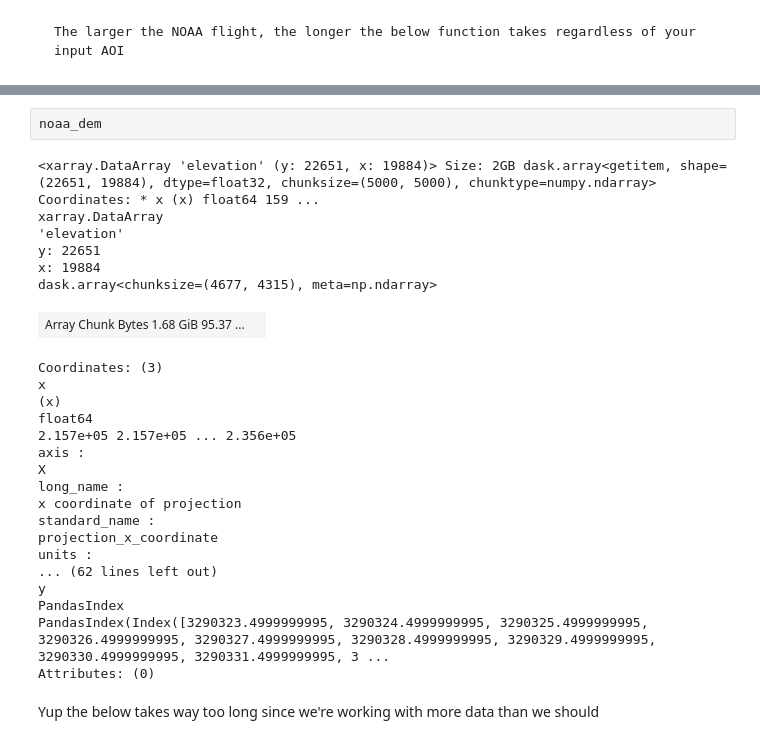
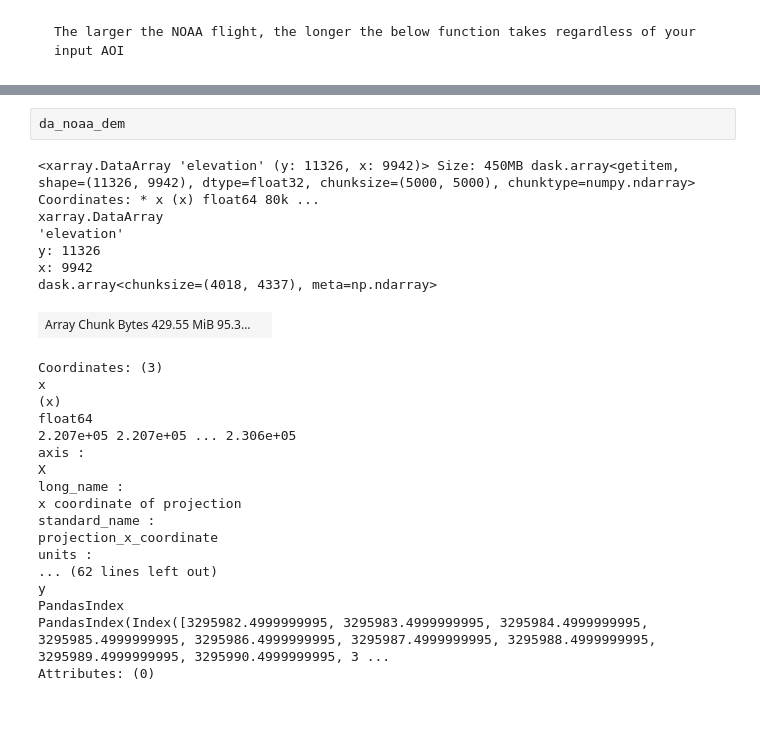
Before and after one commit to uw-cryo/coincident, a Jupyter notebook: docs/examples/vendor_dems.ipynb, the cells around one changed output, grey strips where cells are left out. Saved outputs shown, nothing was run; the diff lists cells and outputs as text; blank space fills up the shorter version.

```diff
--- a/docs/examples/vendor_dems.ipynb
+++ b/docs/examples/vendor_dems.ipynb
@@ -397,30 +390,28 @@ Wall time: 43.5 s
-# %%
-noaa_dem
-# %% [output]
-<xarray.DataArray 'elevation' (y: 22651, x: 19884)> Size: 2GB dask.array<getitem, shape=(22651, 19884), dtype=float32, chunksize=(5000, 5000), chunktype=numpy.ndarray> Coordinates: * x (x) float64 159 ...
-xarray.DataArray
-'elevation'
-y: 22651
-x: 19884
-dask.array<chunksize=(4677, 4315), meta=np.ndarray>
-| Array Chunk Bytes 1.68 GiB 95.37 ... |  |
-Coordinates: (3)
-x
-(x)
-float64
-2.157e+05 2.157e+05 ... 2.356e+05
-axis :
-X
-long_name :
-x coordinate of projection
-standard_name :
-projection_x_coordinate
-units :
-... (62 lines left out)
-y
-PandasIndex
-PandasIndex(Index([3290323.4999999995, 3290324.4999999995, 3290325.4999999995, 3290326.4999999995, 3290327.4999999995, 3290328.4999999995, 3290329.4999999995, 3290330.4999999995, 3290331.4999999995, 3 ...
-Attributes: (0)
-# %% [markdown]
-Yup the below takes way too long since we're working with more data than we should
+# %%
+da_noaa_dem
+# %% [output]
+<xarray.DataArray 'elevation' (y: 11326, x: 9942)> Size: 450MB dask.array<getitem, shape=(11326, 9942), dtype=float32, chunksize=(5000, 5000), chunktype=numpy.ndarray> Coordinates: * x (x) float64 80k ...
+xarray.DataArray
+'elevation'
+y: 11326
+x: 9942
+dask.array<chunksize=(4018, 4337), meta=np.ndarray>
+| Array Chunk Bytes 429.55 MiB 95.3... |  |
+Coordinates: (3)
+x
+(x)
+float64
+2.207e+05 2.207e+05 ... 2.306e+05
+axis :
+X
+long_name :
+x coordinate of projection
+standard_name :
+projection_x_coordinate
+units :
+... (62 lines left out)
+y
+PandasIndex
+PandasIndex(Index([3295982.4999999995, 3295983.4999999995, 3295984.4999999995, 3295985.4999999995, 3295986.4999999995, 3295987.4999999995, 3295988.4999999995, 3295989.4999999995, 3295990.4999999995, 3 ...
+Attributes: (0)
 # %%
```
Also changed, not shown: parts of 43 cells of this notebook, 2 other files.
